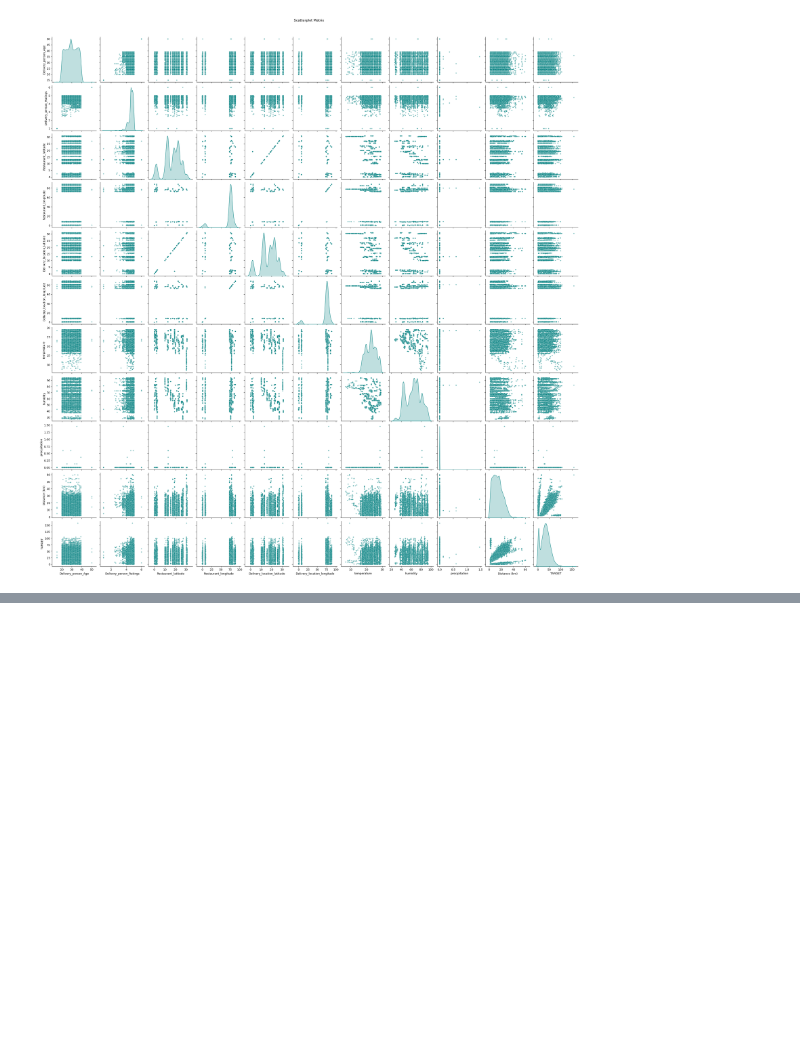
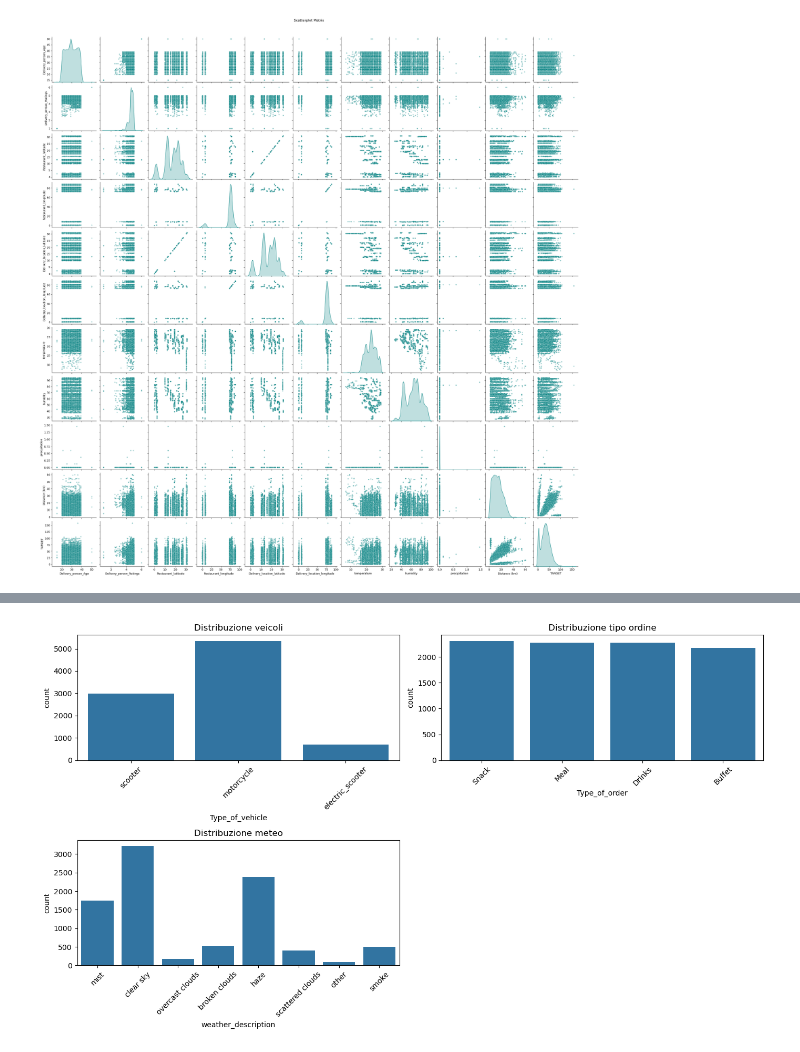
Before and after one commit to McNuggetsIT/FoodDeliveryTime, a Jupyter notebook: Fdt.ipynb, the cells around one changed output, grey strips where cells are left out. Saved outputs shown, nothing was run; the diff lists cells and outputs as text; code cells hidden in the pictures; blank space fills up the shorter version.

```diff
--- a/Fdt.ipynb
+++ b/Fdt.ipynb
@@ -231,0 +280,30 @@ plt.show()
+# %%
+df.loc[df["Type_of_vehicle"] == "bicycle", "Type_of_vehicle"] = "scooter"
+# %%
+other = ["moderate rain", "few clouds", "fog"]
+df["weather_description"] = df["weather_description"].replace(other, "other")
+# %%
+import seaborn as sns
+import matplotlib.pyplot as plt
+
+plt.figure(figsize=(14,8))
+
+plt.subplot(2,2,1)
+sns.countplot(data=df, x="Type_of_vehicle")
+plt.title("Distribuzione veicoli")
+plt.xticks(rotation=45)
+
+plt.subplot(2,2,2)
+sns.countplot(data=df, x="Type_of_order")
+plt.title("Distribuzione tipo ordine")
+plt.xticks(rotation=45)
+
+plt.subplot(2,2,3)
+sns.countplot(data=df, x="weather_description")
+plt.title("Distribuzione meteo")
+plt.xticks(rotation=45)
+
+plt.tight_layout()
+plt.show()
+# %% [output]
+[figure, added]
```
Also changed, not shown: parts of 10 cells of this notebook.
